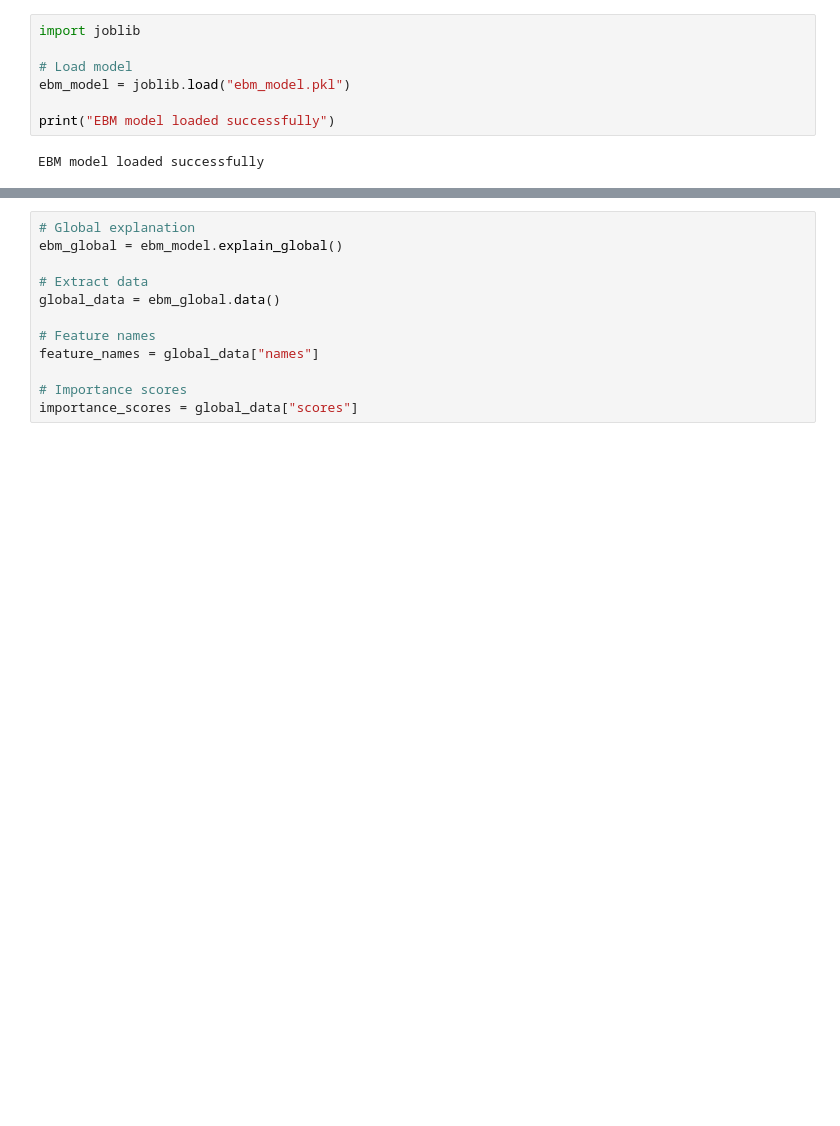
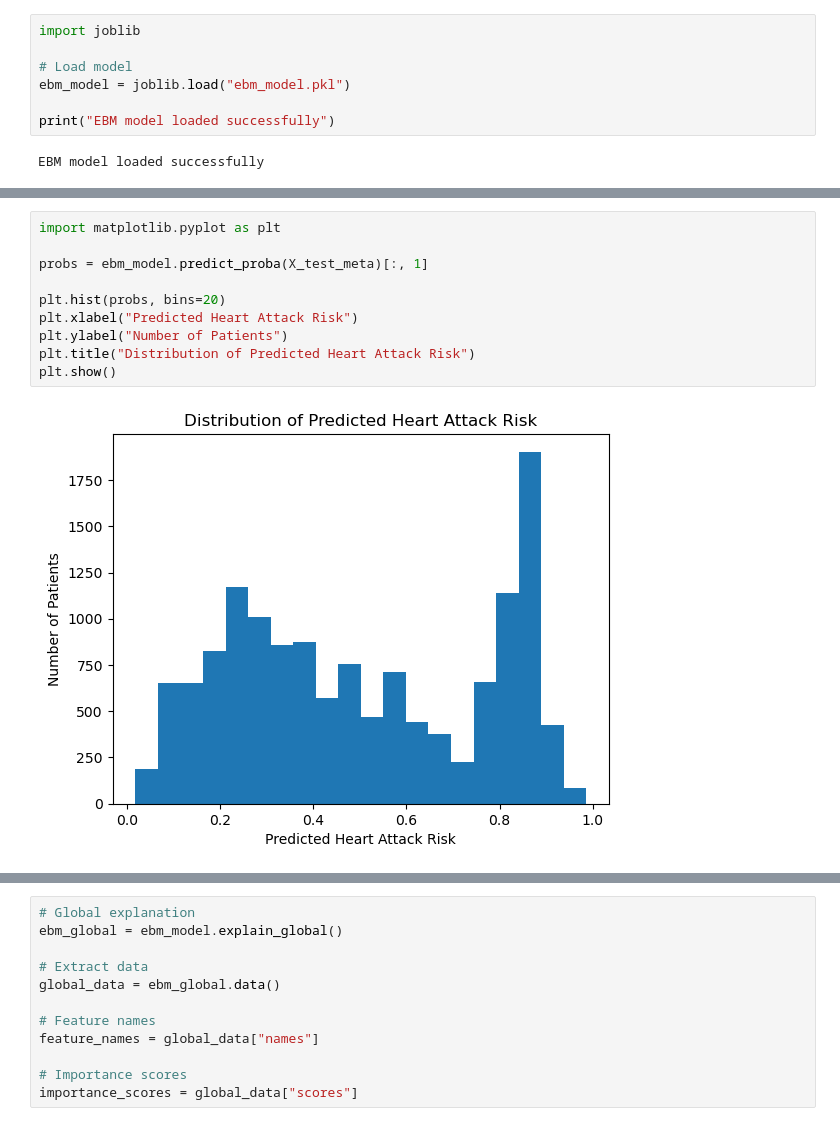
Before and after one commit to cire-25/cardio_risk, a Jupyter notebook: mlp-with_initial_data.ipynb, the cells around one changed output, grey strips where cells are left out. Saved outputs shown, nothing was run; the diff lists cells and outputs as text; blank space fills up the shorter version.

```diff
--- a/mlp-with_initial_data.ipynb
+++ b/mlp-with_initial_data.ipynb
@@ -584,0 +635,12 @@ EBM model loaded successfully
+# %%
+import matplotlib.pyplot as plt
+
+probs = ebm_model.predict_proba(X_test_meta)[:, 1]
+
+plt.hist(probs, bins=20)
+plt.xlabel("Predicted Heart Attack Risk")
+plt.ylabel("Number of Patients")
+plt.title("Distribution of Predicted Heart Attack Risk")
+plt.show()
+# %% [output]
+[figure, added]
```
Also changed, not shown: parts of 18 cells of this notebook, 21 other files.
